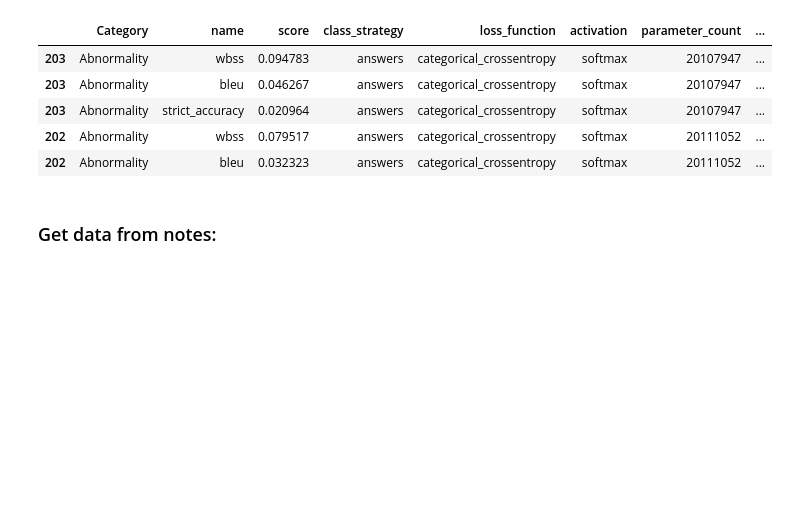
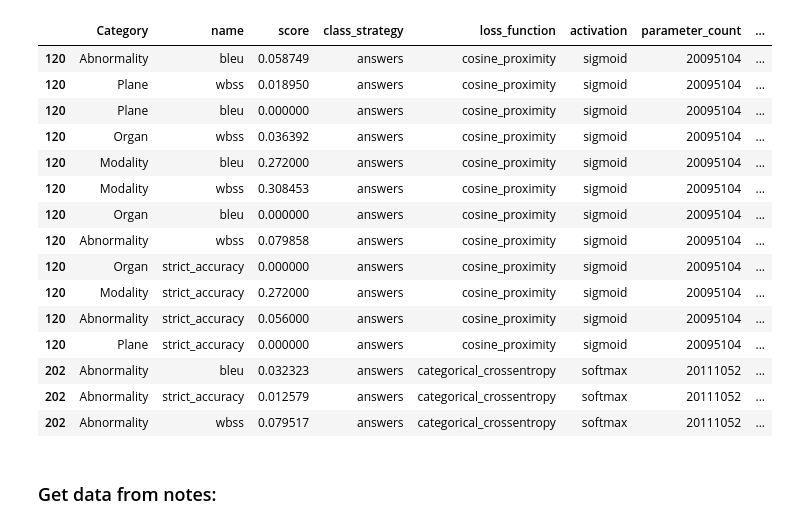
Before and after one commit to turner11/VQA-MED, a Jupyter notebook: VQA-MED/VQA.Python/plot_models_stats.ipynb, the cells around one changed output. Drawn from its saved outputs; the diff is of its cells as text; code cells hidden in the pictures; blank space fills up the shorter version.

```diff
--- a/VQA-MED/VQA.Python/plot_models_stats.ipynb
+++ b/VQA-MED/VQA.Python/plot_models_stats.ipynb
@@ -30,19 +46,30 @@ df_evaluation_types = DAL.get_evaluation_types_data_frame()
 # %%
 df = df_models.join(df_scores, how='inner')\
     .join(df_question_categories, on='question_category_id')\
     .join(df_evaluation_types, on='evaluation_type')\
     .sort_index(ascending=False)
 
 
 df=df[['Category', 'name', 'score','class_strategy',  'loss_function','activation', 'parameter_count','trainable_parameter_count', 'notes']]
-df.head()
+df.loc[[120,202],:]
+# df.head()
 # %% [output]
 |  | Category | name | score | class_strategy | loss_function | activation | parameter_count | ... |
-| 203 | Abnormality | wbss | 0.094783 | answers | categorical_crossentropy | softmax | 20107947 | ... |
-| 203 | Abnormality | bleu | 0.046267 | answers | categorical_crossentropy | softmax | 20107947 | ... |
-| 203 | Abnormality | strict_accuracy | 0.020964 | answers | categorical_crossentropy | softmax | 20107947 | ... |
+| 120 | Abnormality | bleu | 0.058749 | answers | cosine_proximity | sigmoid | 20095104 | ... |
+| 120 | Plane | wbss | 0.018950 | answers | cosine_proximity | sigmoid | 20095104 | ... |
+| 120 | Plane | bleu | 0.000000 | answers | cosine_proximity | sigmoid | 20095104 | ... |
+| 120 | Organ | wbss | 0.036392 | answers | cosine_proximity | sigmoid | 20095104 | ... |
+| 120 | Modality | bleu | 0.272000 | answers | cosine_proximity | sigmoid | 20095104 | ... |
+| 120 | Modality | wbss | 0.308453 | answers | cosine_proximity | sigmoid | 20095104 | ... |
+| 120 | Organ | bleu | 0.000000 | answers | cosine_proximity | sigmoid | 20095104 | ... |
+| 120 | Abnormality | wbss | 0.079858 | answers | cosine_proximity | sigmoid | 20095104 | ... |
+| 120 | Organ | strict_accuracy | 0.000000 | answers | cosine_proximity | sigmoid | 20095104 | ... |
+| 120 | Modality | strict_accuracy | 0.272000 | answers | cosine_proximity | sigmoid | 20095104 | ... |
+| 120 | Abnormality | strict_accuracy | 0.056000 | answers | cosine_proximity | sigmoid | 20095104 | ... |
+| 120 | Plane | strict_accuracy | 0.000000 | answers | cosine_proximity | sigmoid | 20095104 | ... |
+| 202 | Abnormality | bleu | 0.032323 | answers | categorical_crossentropy | softmax | 20111052 | ... |
+| 202 | Abnormality | strict_accuracy | 0.012579 | answers | categorical_crossentropy | softmax | 20111052 | ... |
 | 202 | Abnormality | wbss | 0.079517 | answers | categorical_crossentropy | softmax | 20111052 | ... |
-| 202 | Abnormality | bleu | 0.032323 | answers | categorical_crossentropy | softmax | 20111052 | ... |
 # %% [markdown]
 ### Get data from notes:
 # %%
```
Also changed, not shown: parts of 9 cells of this notebook, 7 other files.
